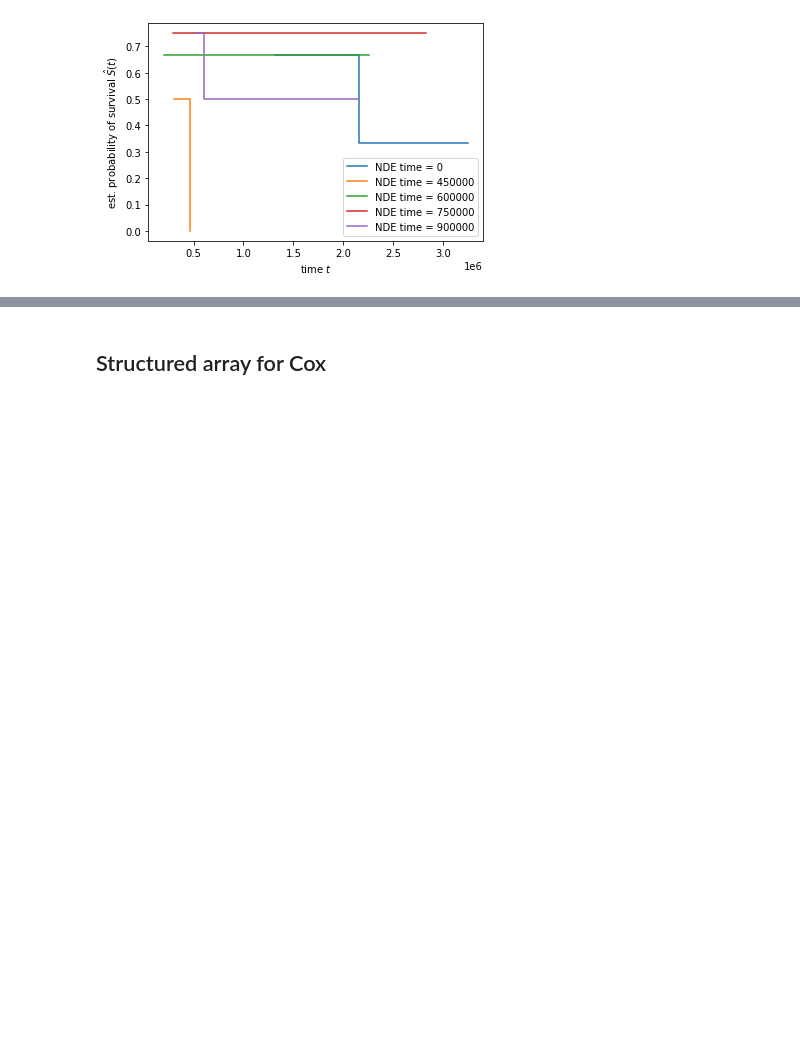
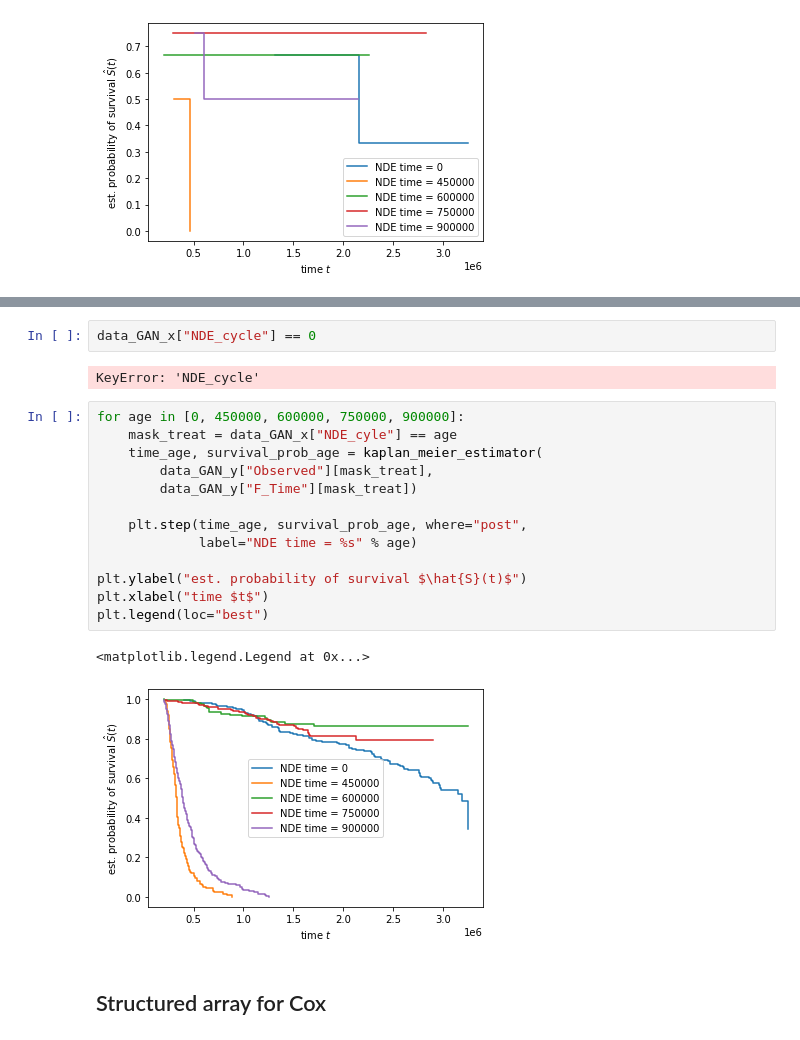
Before and after one commit to Marie-anneMawhin/Oct20_EPRI, a Jupyter notebook: Task3/NB/NB_data_modelling/Scikit_survival_intro.ipynb, the cells around one changed output, grey strips where cells are left out. Drawn from its saved outputs; the diff is of its cells as text; blank space fills up the shorter version.

```diff
--- a/Task3/NB/NB_data_modelling/Scikit_survival_intro.ipynb
+++ b/Task3/NB/NB_data_modelling/Scikit_survival_intro.ipynb
@@ -89,3 +102,23 @@ plt.legend(loc="best")
+# %%
+data_GAN_x["NDE_cycle"] == 0
+# %% [output]
+KeyError: 'NDE_cycle'
+# %%
+for age in [0, 450000, 600000, 750000, 900000]:
+    mask_treat = data_GAN_x["NDE_cyle"] == age
+    time_age, survival_prob_age = kaplan_meier_estimator(
+        data_GAN_y["Observed"][mask_treat],
+        data_GAN_y["F_Time"][mask_treat])
+
+    plt.step(time_age, survival_prob_age, where="post",
+             label="NDE time = %s" % age)
+
+plt.ylabel("est. probability of survival $\hat{S}(t)$")
+plt.xlabel("time $t$")
+plt.legend(loc="best")
+# %% [output]
+<matplotlib.legend.Legend at 0x...>
+[figure, added]
 # %% [markdown]
 ## Structured array for Cox
 # %%
```
Also changed, not shown: parts of 11 cells of this notebook.
